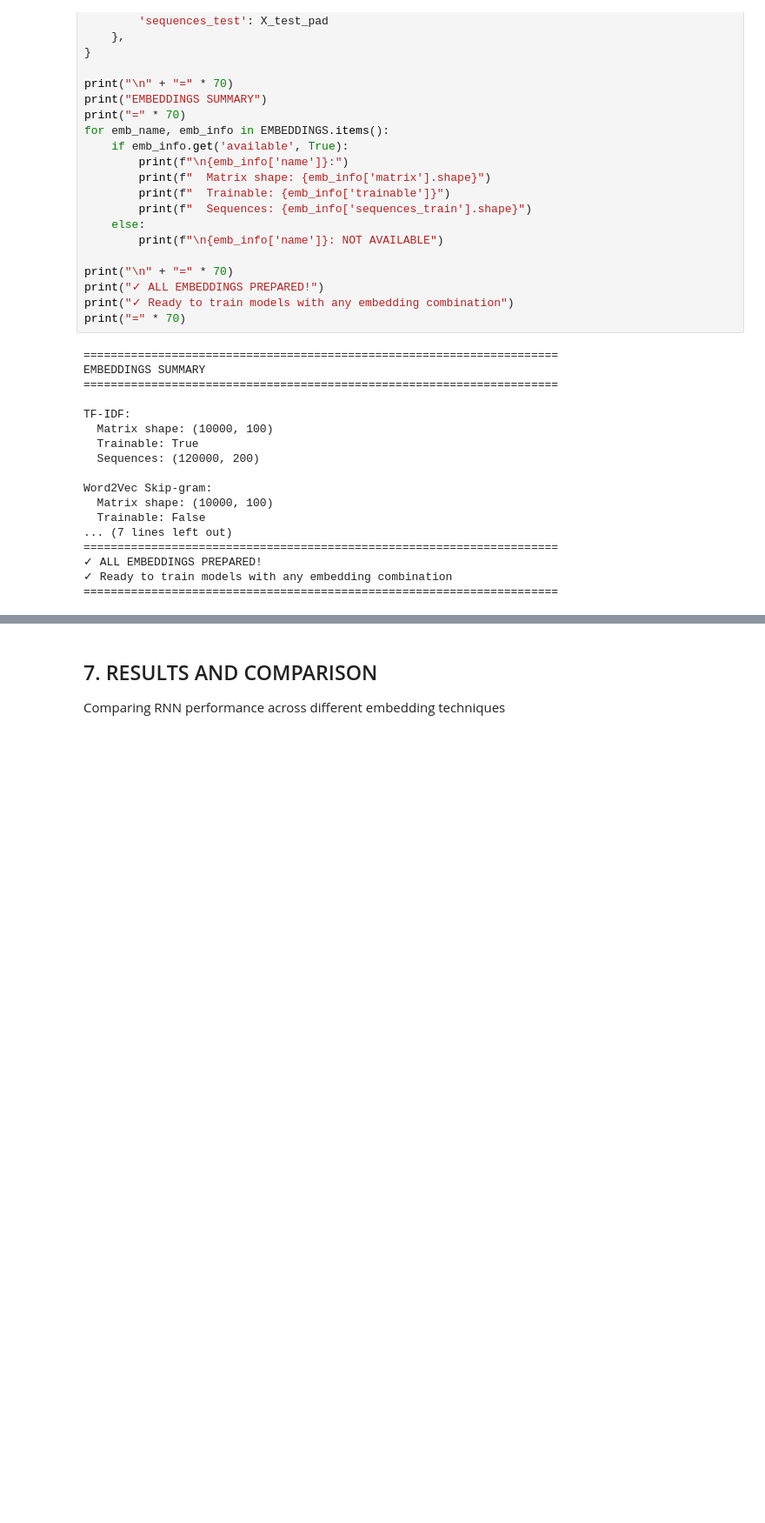
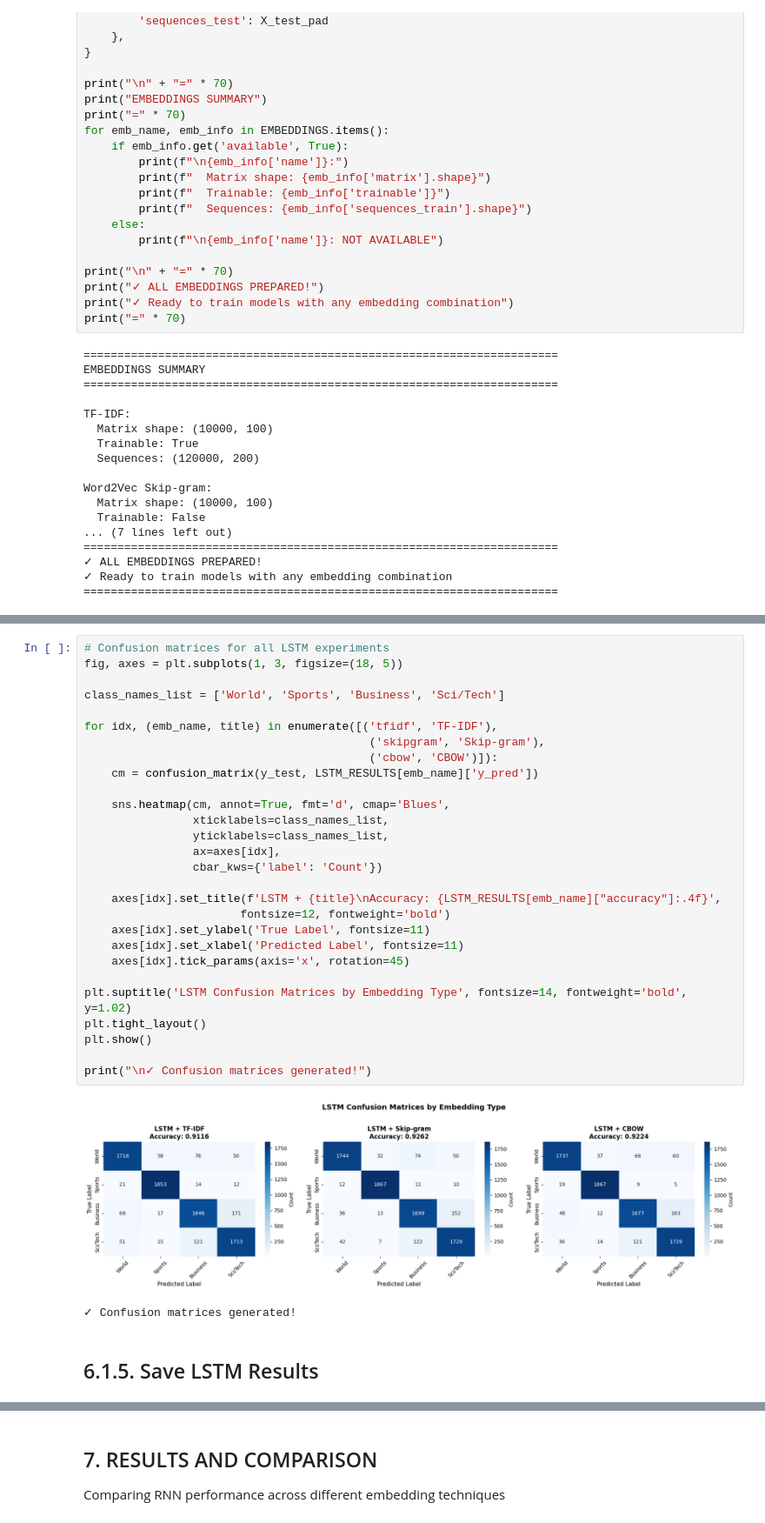
Before and after one commit to Emmanuel-kwizera/Group14_Text_Classfication, a Jupyter notebook: notebook/text_classfication.ipynb, the cells around one changed output, grey strips where cells are left out. Shown at 87% size. Cells and saved outputs as stored; diff of their text form; blank space fills up the shorter version.

```diff
--- a/notebook/text_classfication.ipynb
+++ b/notebook/text_classfication.ipynb
@@ -796,0 +1204,33 @@ print("=" * 80)
+# %%
+# Confusion matrices for all LSTM experiments
+fig, axes = plt.subplots(1, 3, figsize=(18, 5))
+
+class_names_list = ['World', 'Sports', 'Business', 'Sci/Tech']
+
+for idx, (emb_name, title) in enumerate([('tfidf', 'TF-IDF'),
+                                          ('skipgram', 'Skip-gram'),
+                                          ('cbow', 'CBOW')]):
+    cm = confusion_matrix(y_test, LSTM_RESULTS[emb_name]['y_pred'])
+
+    sns.heatmap(cm, annot=True, fmt='d', cmap='Blues',
+                xticklabels=class_names_list,
+                yticklabels=class_names_list,
+                ax=axes[idx],
+                cbar_kws={'label': 'Count'})
+
+    axes[idx].set_title(f'LSTM + {title}\nAccuracy: {LSTM_RESULTS[emb_name]["accuracy"]:.4f}',
+                       fontsize=12, fontweight='bold')
+    axes[idx].set_ylabel('True Label', fontsize=11)
+    axes[idx].set_xlabel('Predicted Label', fontsize=11)
+    axes[idx].tick_params(axis='x', rotation=45)
+
+plt.suptitle('LSTM Confusion Matrices by Embedding Type', fontsize=14, fontweight='bold', y=1.02)
+plt.tight_layout()
+plt.show()
+
+print("\n✓ Confusion matrices generated!")
+# %% [output]
+[figure, added]
+✓ Confusion matrices generated!
+# %% [markdown]
+## 6.1.5. Save LSTM Results
```
Also changed, not shown: parts of 22 cells of this notebook, 4 other files.
